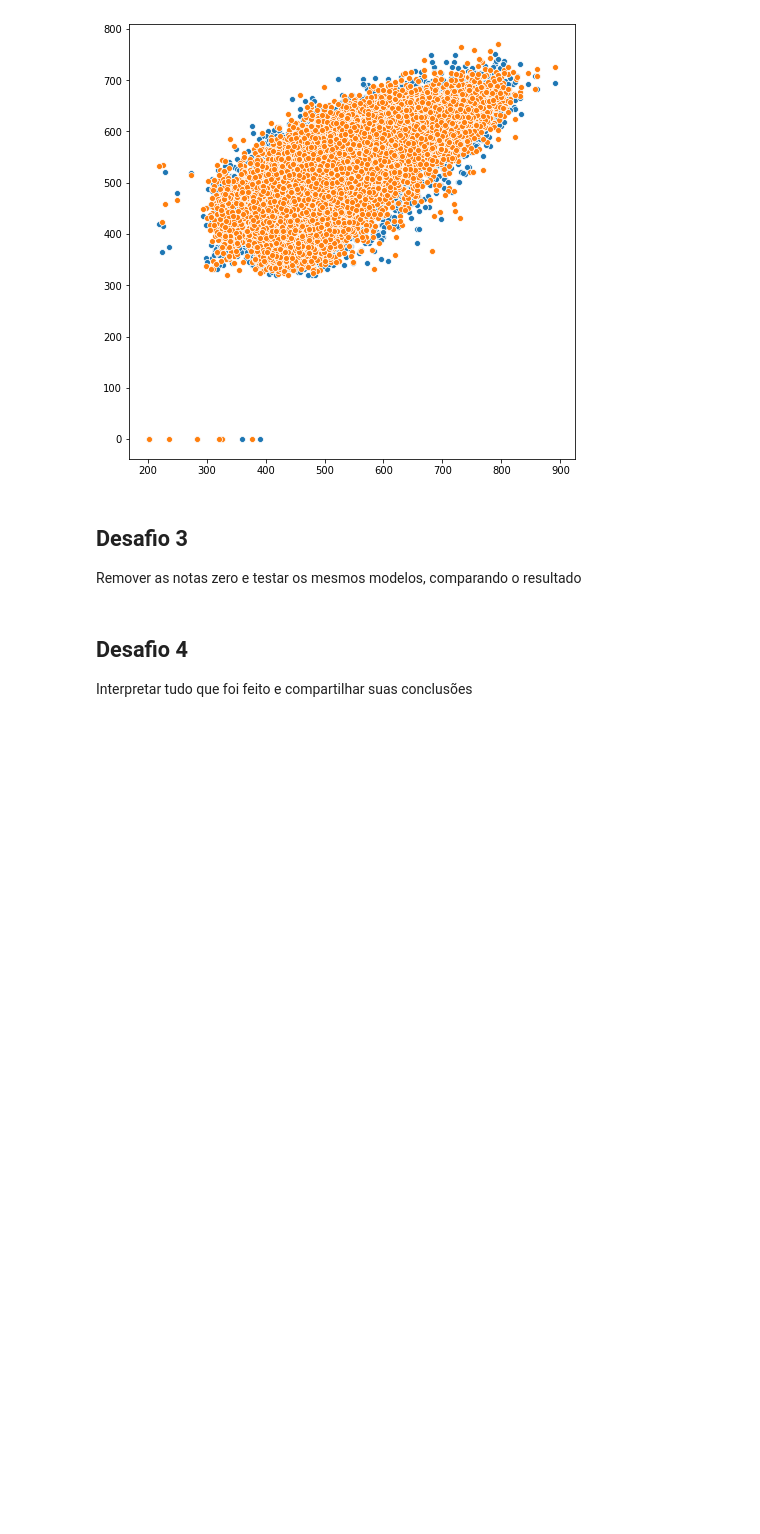
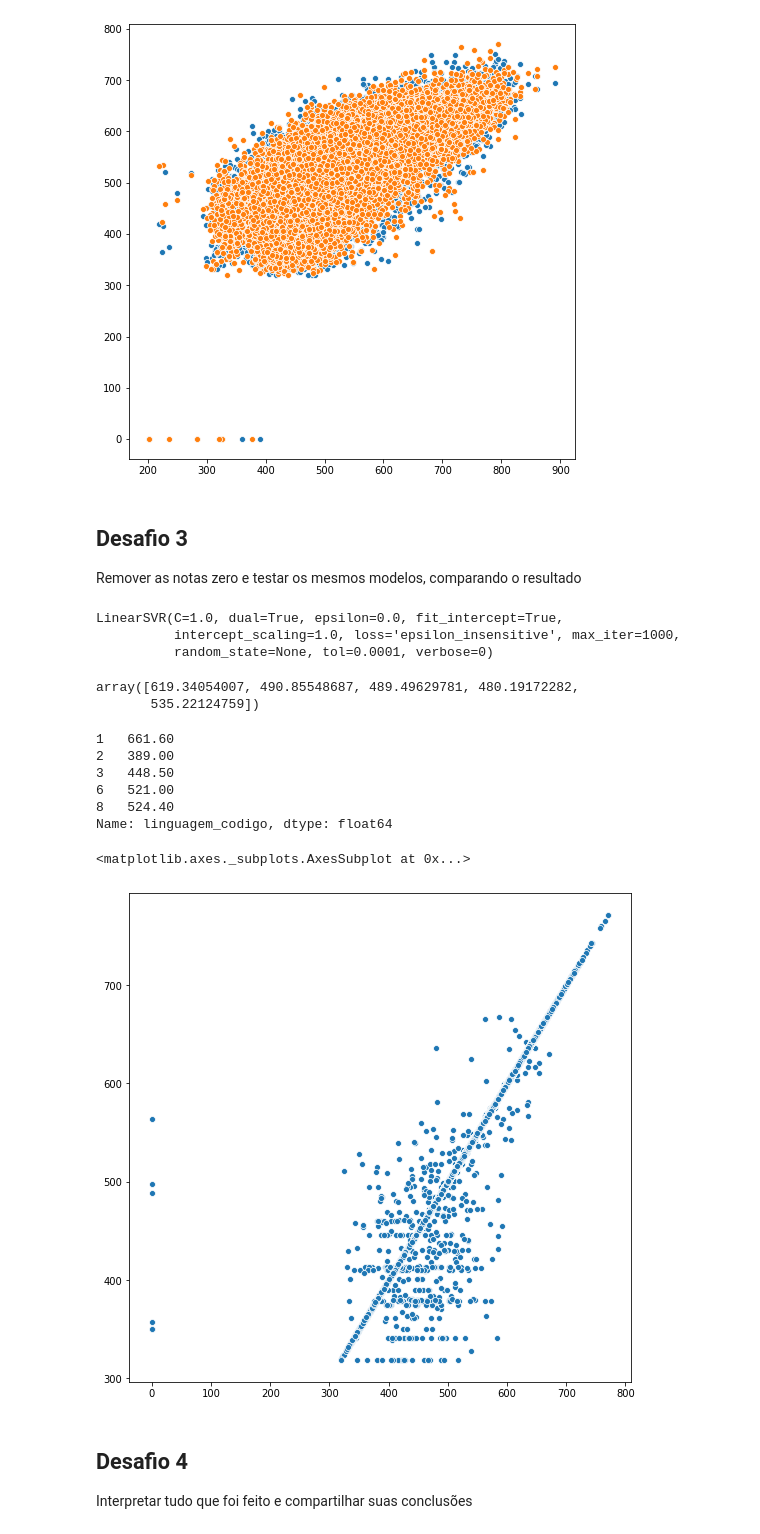
Before and after one commit to edsonajunior/Data-Science-study, a Jupyter notebook: QuarentenaDados_Aula05.ipynb, the cells around one changed output. Drawn from its saved outputs; the diff is of its cells as text; code cells hidden in the pictures; blank space fills up the shorter version.

```diff
--- a/QuarentenaDados_Aula05.ipynb
+++ b/QuarentenaDados_Aula05.ipynb
@@ -266,6 +263,42 @@ sns.scatterplot(x=x_teste.mean(axis=1), y=y_teste.values)
 
 
 Remover as notas zero e testar os mesmos modelos, comparando o resultado
+# %%
+dados_notas_sem_zero = dados_notas.replace(0,np.NaN)
+dados_notas_sem_zero = dados_notas_sem_zero.dropna()
+axis_x = dados_notas_sem_zero[['ciencias_naturais', 'ciencias_humanas', 'matematica', 'redacao']]
+axis_y = dados_notas_sem_zero['linguagem_codigo']
+
+modelo_01 = LinearSVR()
+modelo_01.fit(axis_x, axis_y)
+# %% [output]
+LinearSVR(C=1.0, dual=True, epsilon=0.0, fit_intercept=True,
+          intercept_scaling=1.0, loss='epsilon_insensitive', max_iter=1000,
+          random_state=None, tol=0.0001, verbose=0)
+# %%
+predicoes_notas_sem_zero = modelo.predict(axis_x)
+predicoes_notas_sem_zero[:5]
+# %% [output]
+array([619.34054007, 490.85548687, 489.49629781, 480.19172282,
+       535.22124759])
+# %%
+axis_y[:5]
+# %% [output]
+1   661.60
+2   389.00
+3   448.50
+6   521.00
+8   524.40
+Name: linguagem_codigo, dtype: float64
+# %%
+modelo_02 = DecisionTreeRegressor()
+modelo_02.fit(axis_x, axis_y)
+predicoes_notas_linguagem_sem_zero = modelo_02.predict(x_teste)
+plt.figure(figsize=(9,9))
+sns.scatterplot(x=y_teste.values, y=predicoes_notas_linguagem_sem_zero)
+# %% [output]
+<matplotlib.axes._subplots.AxesSubplot at 0x...>
+[figure, added]
 # %% [markdown]
 ## Desafio 4
 
```
Also changed, not shown: parts of 1 cell of this notebook.
